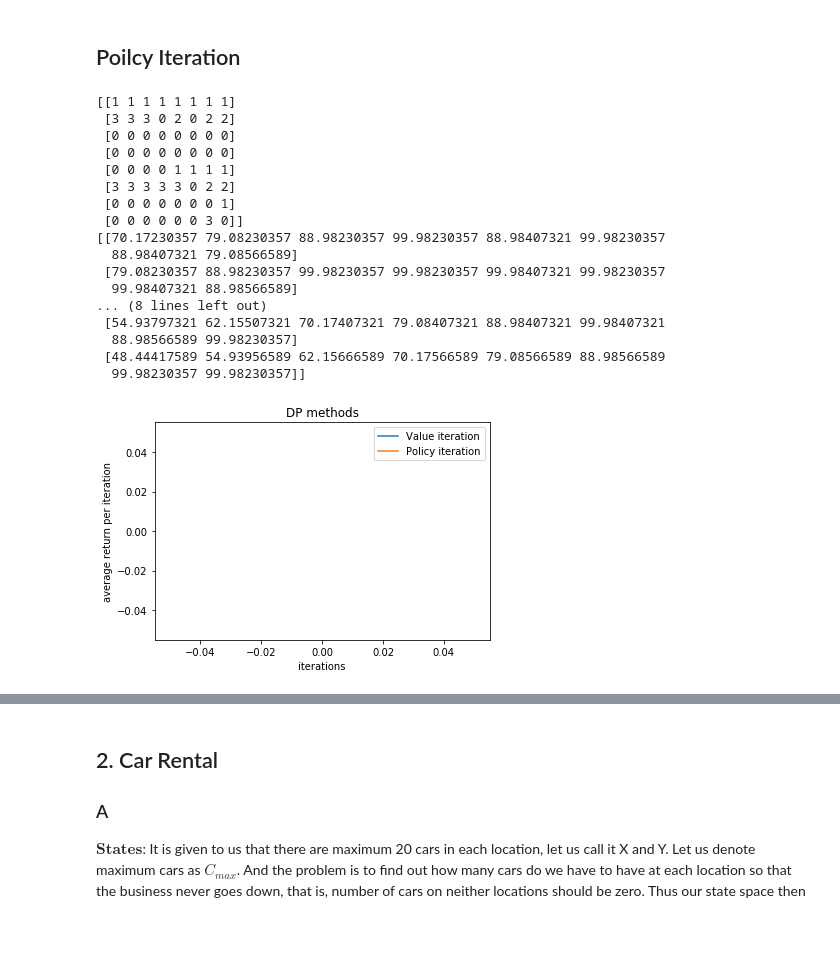
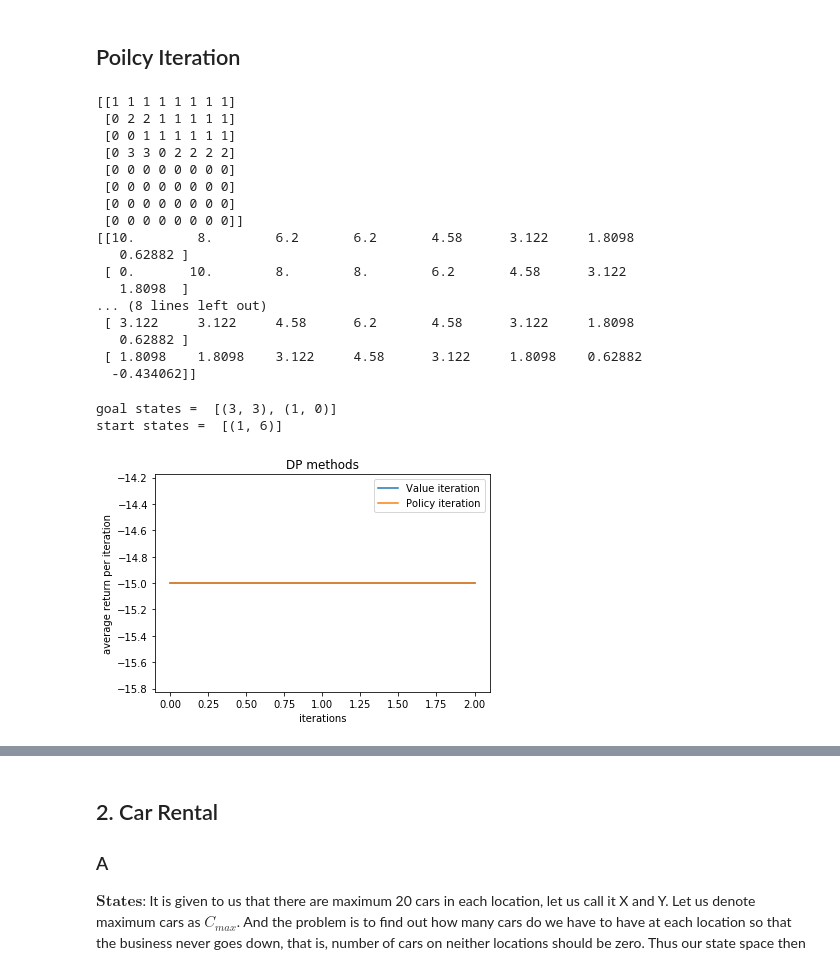
Before and after one commit to devloper13/Topics-in-Machine-Learning, a Jupyter notebook: main.ipynb, the cells around one changed output, grey strips where cells are left out. Drawn from its saved outputs; the diff is of its cells as text; code cells hidden in the pictures; blank space fills up the shorter version.

Commit message:
updated plot for Q1....but unable to produce graphs

```diff
--- a/main.ipynb
+++ b/main.ipynb
@@ -247,2 +179,8 @@ class PolicyIteration(DiscreteAgent):
+# %%
+row_num = 8
+col_num = 8
+num_goals = 2
+num_start = 1
+env = GridWorld(row_num,col_num,num_goals,num_start)
 # %% [markdown]
 ## Value Iteration
@@ -249,9 +220,5 @@ class PolicyIteration(DiscreteAgent):
 # %%
-env = GridWorld(8,8)
-agent  = ValueIteration(env)
-
-
-sweep_no,max_sweeps = 0,72
-agent.update()
+value_agent  = ValueIteration(env)
+value_agent.update()
 #sweep_no+=1
 # %%
@@ -282,33 +313,39 @@ agent.update()
 # %%
-print(agent.policy)
-print(agent.V)
+print(policy_agent.policy)
+print(policy_agent.V)
 # %% [output]
 [[1 1 1 1 1 1 1 1]
- [3 3 3 0 2 0 2 2]
+ [0 2 2 1 1 1 1 1]
+ [0 0 1 1 1 1 1 1]
+ [0 3 3 0 2 2 2 2]
  [0 0 0 0 0 0 0 0]
  [0 0 0 0 0 0 0 0]
- [0 0 0 0 1 1 1 1]
- [3 3 3 3 3 0 2 2]
- [0 0 0 0 0 0 0 1]
- [0 0 0 0 0 0 3 0]]
-[[70.17230357 79.08230357 88.98230357 99.98230357 88.98407321 99.98230357
-  88.98407321 79.08566589]
- [79.08230357 88.98230357 99.98230357 99.98230357 99.98407321 99.98230357
-  99.98407321 88.98566589]
+ [0 0 0 0 0 0 0 0]
+ [0 0 0 0 0 0 0 0]]
+[[10.        8.        6.2       6.2       4.58      3.122     1.8098
+   0.62882 ]
+ [ 0.       10.        8.        8.        6.2       4.58      3.122
+   1.8098  ]
 ... (8 lines left out)
- [54.93797321 62.15507321 70.17407321 79.08407321 88.98407321 99.98407321
-  88.98566589 99.98230357]
- [48.44417589 54.93956589 62.15666589 70.17566589 79.08566589 88.98566589
-  99.98230357 99.98230357]]
+ [ 3.122     3.122     4.58      6.2       4.58      3.122     1.8098
+   0.62882 ]
+ [ 1.8098    1.8098    3.122     4.58      3.122     1.8098    0.62882
+  -0.434062]]
+# %%
+print('goal states = ',env.goal_states)
+print('start states = ',env.start_states)
+# %% [output]
+goal states =  [(3, 3), (1, 0)]
+start states =  [(1, 6)]
 # %%
-iteration_vi = list(range(0,len(env1.vi_list)))
-iteration_pi = list(range(0,len(env1.pi_list)))
+iteration_vi = list(range(0,len(env.vi_list)))
+iteration_pi = list(range(0,len(env.pi_list)))
 plt.plot(iteration_vi,env.vi_list,label='Value iteration')
-plt.plot(iteration_pi,env1.pi_list,label = 'Policy iteration')
+plt.plot(iteration_pi,env.pi_list,label = 'Policy iteration')
 plt.xlabel("iterations")
 plt.ylabel("average return per iteration")
 plt.title("DP methods")
 plt.legend()
 plt.show()
 # %% [output]
-[figure, old version]
+[figure, new version]
```
Also changed, not shown: parts of 12 cells of this notebook.
